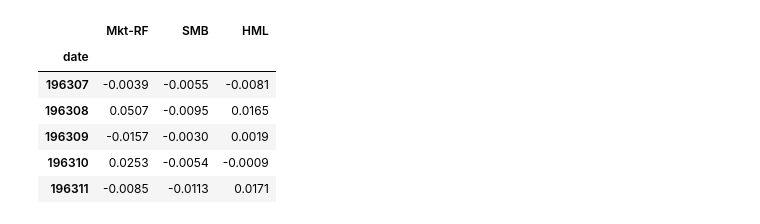
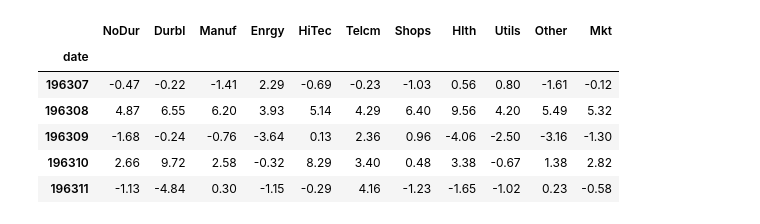
Before and after one commit to nistrup/bachelors-project, a Jupyter notebook: mv_oos.ipynb, the cells around one changed output. Drawn from its saved outputs; the diff is of its cells as text; code cells hidden in the pictures.

```diff
--- a/mv_oos.ipynb
+++ b/mv_oos.ipynb
@@ -8,38 +8,39 @@ import matplotlib.pyplot as plt
 """ SETTINGS """
 source = 'csv' # quandl eller csv
 data_interval = 'monthly' # daily, monthy eller yearly - Hvis Quandl = 'daily'
-selected = ['SMB', 'HML', 'Mkt-RF'] # Angiv ønskede aktiver fra Quandl eller kolonner fra CSV-ark
+selected = ['NoDur', 'Durbl', 'Manuf', 'Enrgy', 'HiTec', 'Telcm', 'Shops', 'Hlth', 'Utils', 'Other', 'Mkt'] # Angiv ønskede aktiver fra Quandl eller kolonner fra CSV-ark
 
 # Hvis CVS:
-file_name = 'F-F_Research_Data_Factors.CSV' # navn og file-exstention på data
+file_name = '10 Industry Portfolios - Average Value Weighted Returns.CSV' # navn og file-exstention på data
 
 # Hvis Quandl
 date_range = ['2014-1-1', '2016-12-31'] # dato fra og med - dato til og med, format YYYY-MM-DD
 # %%
 # Træk af data fra Quandl
 if source == 'quandl':
     quandl.ApiConfig.api_key = "yTPaspmH6wqs9rAdSdmk"
     data = quandl.get_table('WIKI/PRICES', ticker = selected, qopts = {'columns': ['date', 'ticker', 'adj_close']},
                             date = {'gte': date_range[0], 'lte': date_range[1]}, paginate=True)
     clean = data.set_index('date')
     table = clean.pivot(columns='ticker')
     returns_data = table.pct_change()
 
 # Træk af data fra CSV-fil (allerede procent-vis ændring)
 elif source == 'csv':
-    data = pd.read_csv(file_name, delimiter = ',', header = 0, index_col = 'date', usecols = ['date'] + selected) / 100
+    rf = pd.read_csv(file_name, delimiter = ',', header = 0, usecols = ['RF'])
+    data = pd.read_csv(file_name, delimiter = ',', header = 0, index_col = 'date', usecols = ['date'] + selected)
     returns_data = data
 
 actives = list(returns_data.columns.values)
 returns_data.head() # Eksempel på den procentvise ændring
 # %% [output]
-|  | Mkt-RF | SMB | HML |
-| date |  |  |  |
-| 196307 | -0.0039 | -0.0055 | -0.0081 |
-| 196308 | 0.0507 | -0.0095 | 0.0165 |
-| 196309 | -0.0157 | -0.0030 | 0.0019 |
-| 196310 | 0.0253 | -0.0054 | -0.0009 |
-| 196311 | -0.0085 | -0.0113 | 0.0171 |
+|  | NoDur | Durbl | Manuf | Enrgy | HiTec | Telcm | Shops | Hlth | Utils | Other | Mkt |
+| date |  |  |  |  |  |  |  |  |  |  |  |
+| 196307 | -0.47 | -0.22 | -1.41 | 2.29 | -0.69 | -0.23 | -1.03 | 0.56 | 0.80 | -1.61 | -0.12 |
+| 196308 | 4.87 | 6.55 | 6.20 | 3.93 | 5.14 | 4.29 | 6.40 | 9.56 | 4.20 | 5.49 | 5.32 |
+| 196309 | -1.68 | -0.24 | -0.76 | -3.64 | 0.13 | 2.36 | 0.96 | -4.06 | -2.50 | -3.16 | -1.30 |
+| 196310 | 2.66 | 9.72 | 2.58 | -0.32 | 8.29 | 3.40 | 0.48 | 3.38 | -0.67 | 1.38 | 2.82 |
+| 196311 | -1.13 | -4.84 | 0.30 | -1.15 | -0.29 | 4.16 | -1.23 | -1.65 | -1.02 | 0.23 | -0.58 |
 # %%
 port_returns = []
 port_volatility = []
```
Also changed, not shown: parts of 6 cells of this notebook, 2 other files.
